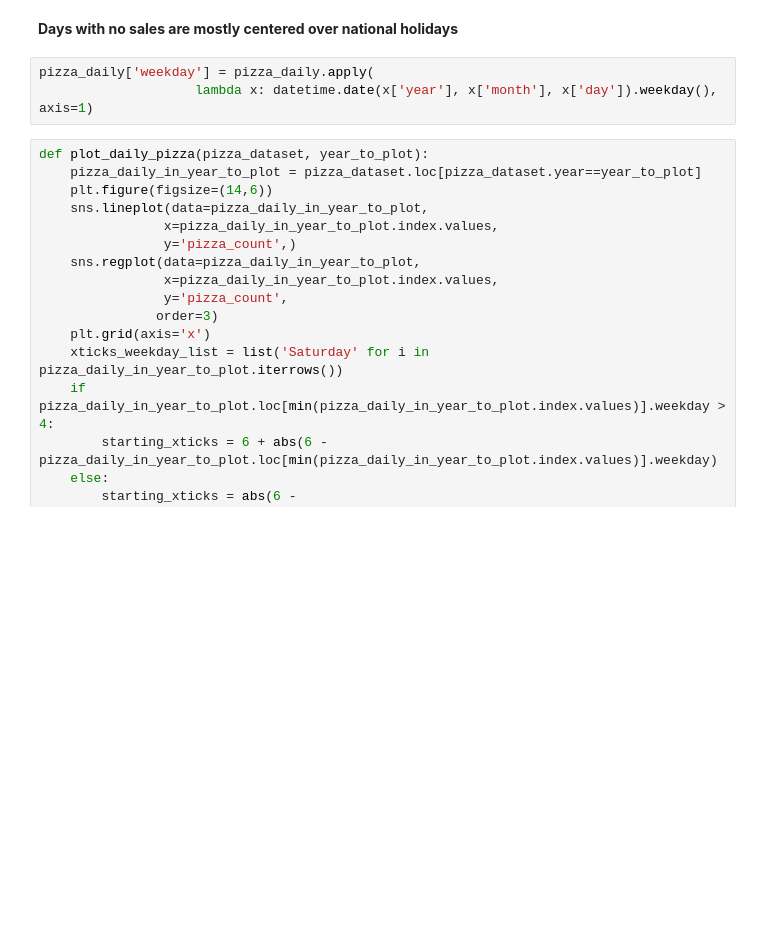
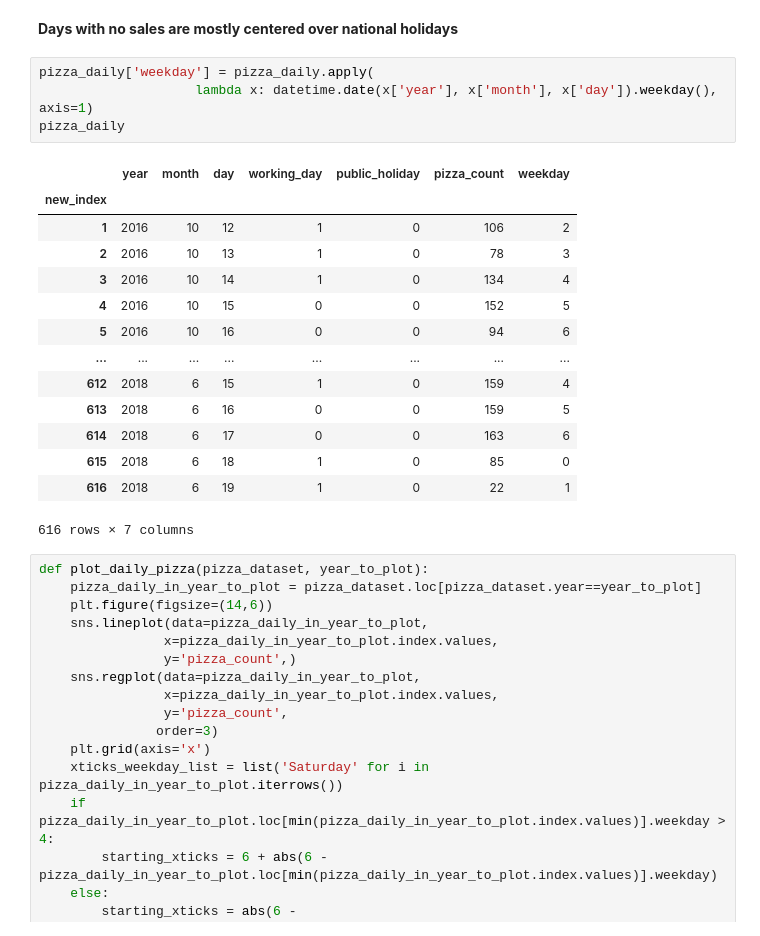
Before and after one commit to jedrzejkopiszka/PolishPizzeriaDataMining, a Jupyter notebook: Pizza_analysis.ipynb, the cells around one changed output. Cells and saved outputs as stored; diff of their text form; blank space fills up the shorter version.

```diff
--- a/Pizza_analysis.ipynb
+++ b/Pizza_analysis.ipynb
@@ -292,6 +291,22 @@ show_days_with_no_pizza_sold(pizza_daily)
 # %%
 pizza_daily['weekday'] = pizza_daily.apply(
                     lambda x: datetime.date(x['year'], x['month'], x['day']).weekday(), axis=1)
+pizza_daily
+# %% [output]
+|  | year | month | day | working_day | public_holiday | pizza_count | weekday |
+| new_index |  |  |  |  |  |  |  |
+| 1 | 2016 | 10 | 12 | 1 | 0 | 106 | 2 |
+| 2 | 2016 | 10 | 13 | 1 | 0 | 78 | 3 |
+| 3 | 2016 | 10 | 14 | 1 | 0 | 134 | 4 |
+| 4 | 2016 | 10 | 15 | 0 | 0 | 152 | 5 |
+| 5 | 2016 | 10 | 16 | 0 | 0 | 94 | 6 |
+| ... | ... | ... | ... | ... | ... | ... | ... |
+| 612 | 2018 | 6 | 15 | 1 | 0 | 159 | 4 |
+| 613 | 2018 | 6 | 16 | 0 | 0 | 159 | 5 |
+| 614 | 2018 | 6 | 17 | 0 | 0 | 163 | 6 |
+| 615 | 2018 | 6 | 18 | 1 | 0 | 85 | 0 |
+| 616 | 2018 | 6 | 19 | 1 | 0 | 22 | 1 |
+616 rows × 7 columns
 # %%
 def plot_daily_pizza(pizza_dataset, year_to_plot):
     pizza_daily_in_year_to_plot = pizza_dataset.loc[pizza_dataset.year==year_to_plot]
```
Also changed, not shown: parts of 6 cells of this notebook, 8 other files.
